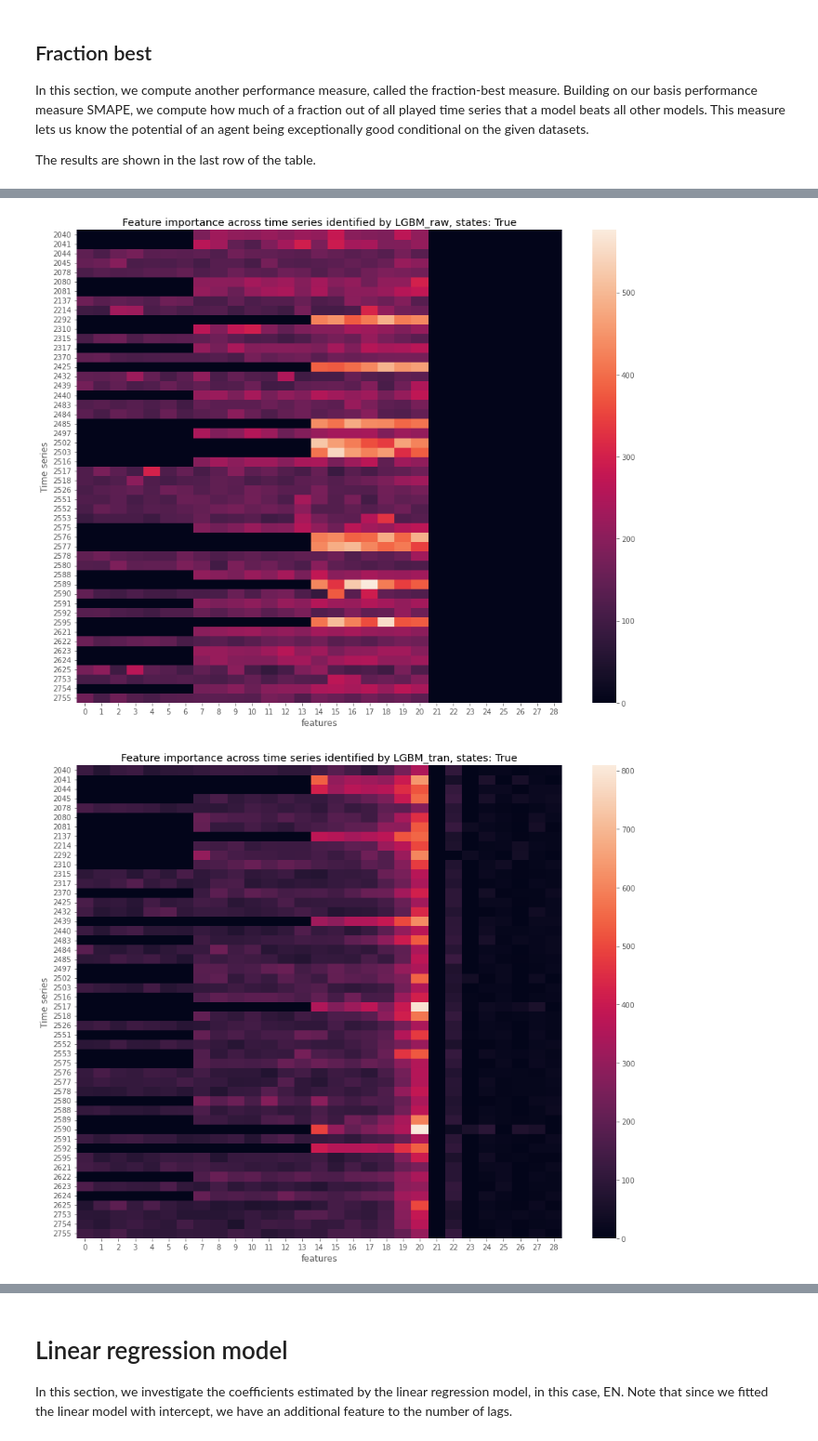
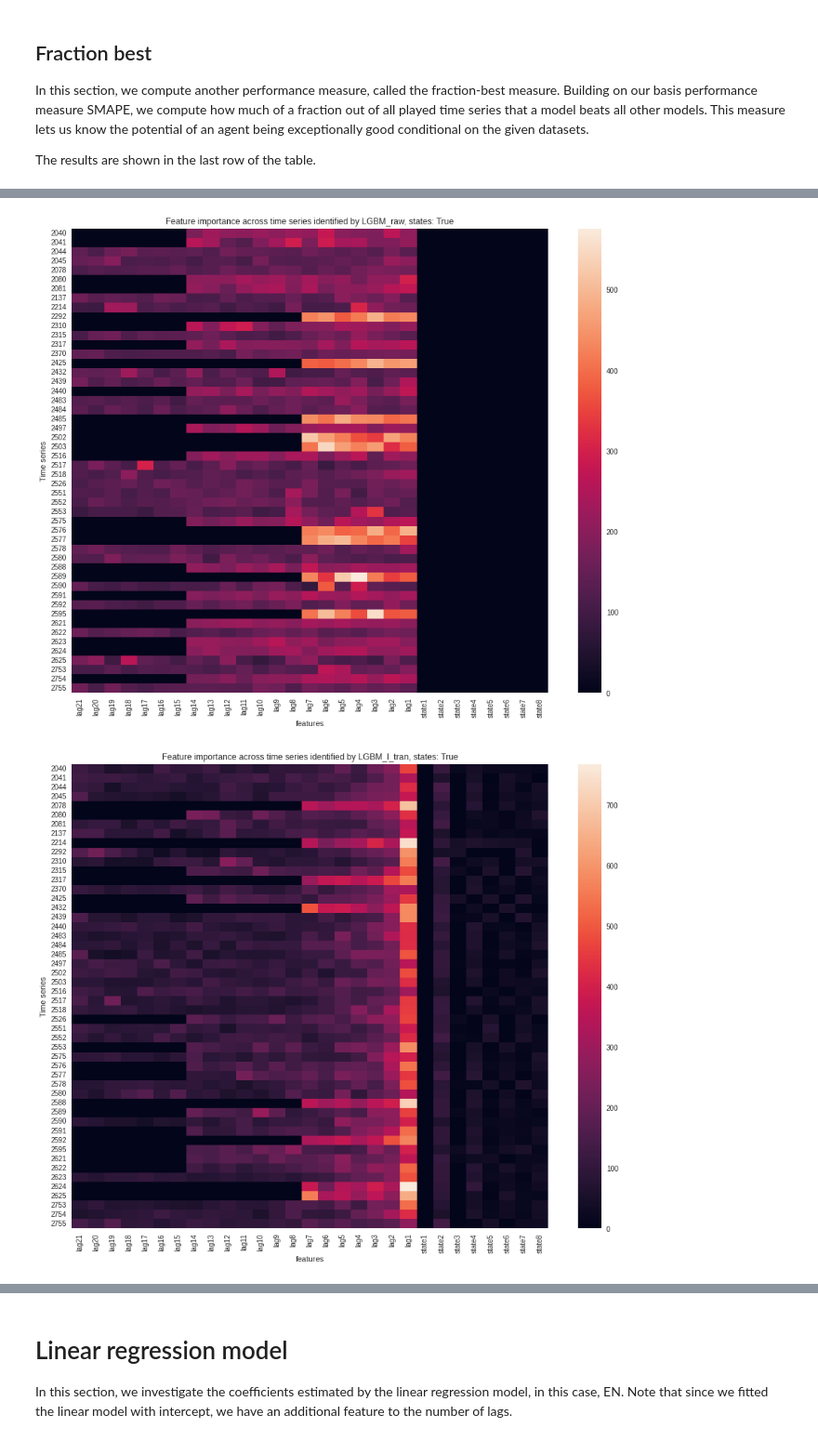
Before and after one commit to LinusLin6769/DCLaboratory01, a Jupyter notebook: experiment_info/m4_daily_finance_gap0_akima2/m4_daily_finance_gap0_akima2.ipynb, the cells around one changed output, grey strips where cells are left out. Shown at 93% size. Saved outputs shown, nothing was run; the diff lists cells and outputs as text; code cells hidden in the pictures.

Commit message:
deleted redundent model files, added latest analysis on interpolation

```diff
--- a/experiment_info/m4_daily_finance_gap0_akima2/m4_daily_finance_gap0_akima2.ipynb
+++ b/experiment_info/m4_daily_finance_gap0_akima2/m4_daily_finance_gap0_akima2.ipynb
@@ -52,5 +76,5 @@ plt.style.use('ggplot')
 # %%
-runs = ['13-07-2022--18-20-12', '14-07-2022--10-28-15']
+runs = ['13-07-2022--18-20-12', '14-07-2022--10-28-15', '14-07-2022--19-47-45', '15-07-2022--10-05-15']
 
 run_infos = []
 
@@ -620,6 +757,18 @@ if states:
     n_states = 8
 else:
     n_states = 0
+# %%
+# find out the indices of the series played that I have the feature importances recorded
+runs =['13-07-2022--18-20-12']
+played = []
+
+for run in runs:
+    with open(f'{run}/EN_tran.json', 'r') as file:
+        temp = json.load(file)
+    played += list(temp.keys())
+
+xticks = [f'lag{max_n_lag-i}' for i in range(max_n_lag)]
+xticks += [f'state{i+1}' for i in range(8)]
 # %% [markdown]
 ## Tree-based models
 
@@ -655,5 +804,5 @@ plt.show()
 # %%
-model = 'RF_tran'
+model = 'RF_l_tran'
 
 heatmap_grid = []
 
@@ -669,7 +818,7 @@ for id, play in agent_infos[model].items():
 data = np.array(heatmap_grid)
 
 plt.figure(figsize=(15, 12))
-sns.heatmap(data, yticklabels=played)
+sns.heatmap(data, yticklabels=played, xticklabels=xticks)
 plt.xlabel('features')
 plt.ylabel('Time series')
 plt.title(f'Feature importance across time series identified by {model}, states: {states}')
@@ -678,0 +828,22 @@ plt.show()
+# %%
+model = 'RF_a_tran'
+
+heatmap_grid = []
+
+for id, play in agent_infos[model].items():
+    if id not in played: continue
+    fi = play['feature importances'][-1]
+    if len(fi) == max_n_lag + n_states:
+        heatmap_grid.append(fi)
+    else:
+        n_gap = max_n_lag + n_states - len(fi)
+        heatmap_grid.append([0 for _ in range(n_gap)] + fi)
+
+data = np.array(heatmap_grid)
+
+plt.figure(figsize=(15, 12))
+sns.heatmap(data, yticklabels=played, xticklabels=xticks)
+plt.xlabel('features')
+plt.ylabel('Time series')
+plt.title(f'Feature importance across time series identified by {model}, states: {states}')
+plt.show()
@@ -693,34 +866,34 @@ for id, play in agent_infos[model].items():
 data = np.array(heatmap_grid)
 
 plt.figure(figsize=(15, 12))
-sns.heatmap(data, yticklabels=played)
+sns.heatmap(data, yticklabels=played, xticklabels=xticks)
 plt.xlabel('features')
 plt.ylabel('Time series')
 plt.title(f'Feature importance across time series identified by {model}, states: {states}')
 plt.show()
 # %% [output]
-[figure, old version]
+[figure, new version]
 # %%
-model = 'LGBM_tran'
+model = 'LGBM_l_tran'
 
 heatmap_grid = []
 
 for id, play in agent_infos[model].items():
     if id not in played: continue
     fi = play['feature importances'][-1]
     if len(fi) == max_n_lag + n_states:
         heatmap_grid.append(fi)
     else:
         n_gap = max_n_lag + n_states - len(fi)
         heatmap_grid.append([0 for _ in range(n_gap)] + fi)
 
 data = np.array(heatmap_grid)
 
 plt.figure(figsize=(15, 12))
-sns.heatmap(data, yticklabels=played)
+sns.heatmap(data, yticklabels=played, xticklabels=xticks)
 plt.xlabel('features')
 plt.ylabel('Time series')
 plt.title(f'Feature importance across time series identified by {model}, states: {states}')
 plt.show()
 # %% [output]
-[figure, old version]
+[figure, new version]
```
Also changed, not shown: parts of 46 cells of this notebook, 24 other files.
